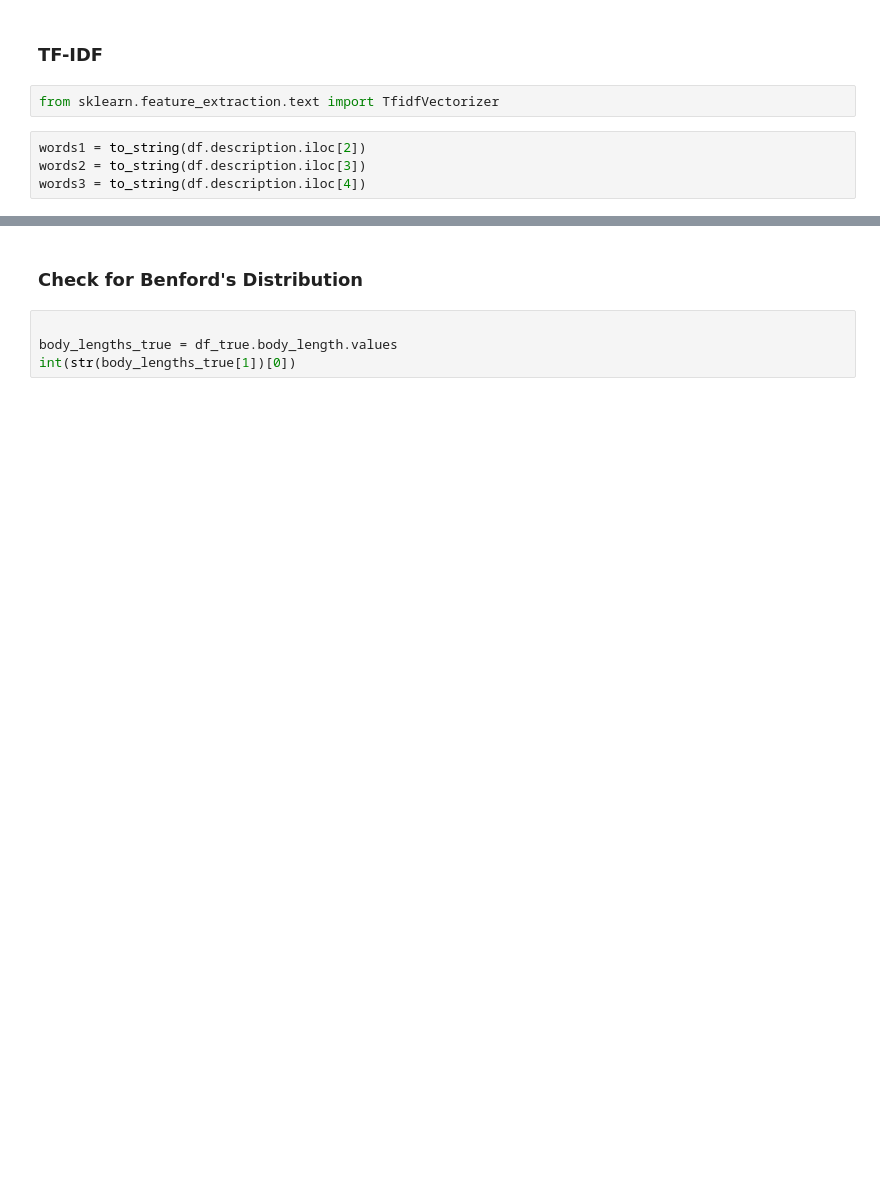
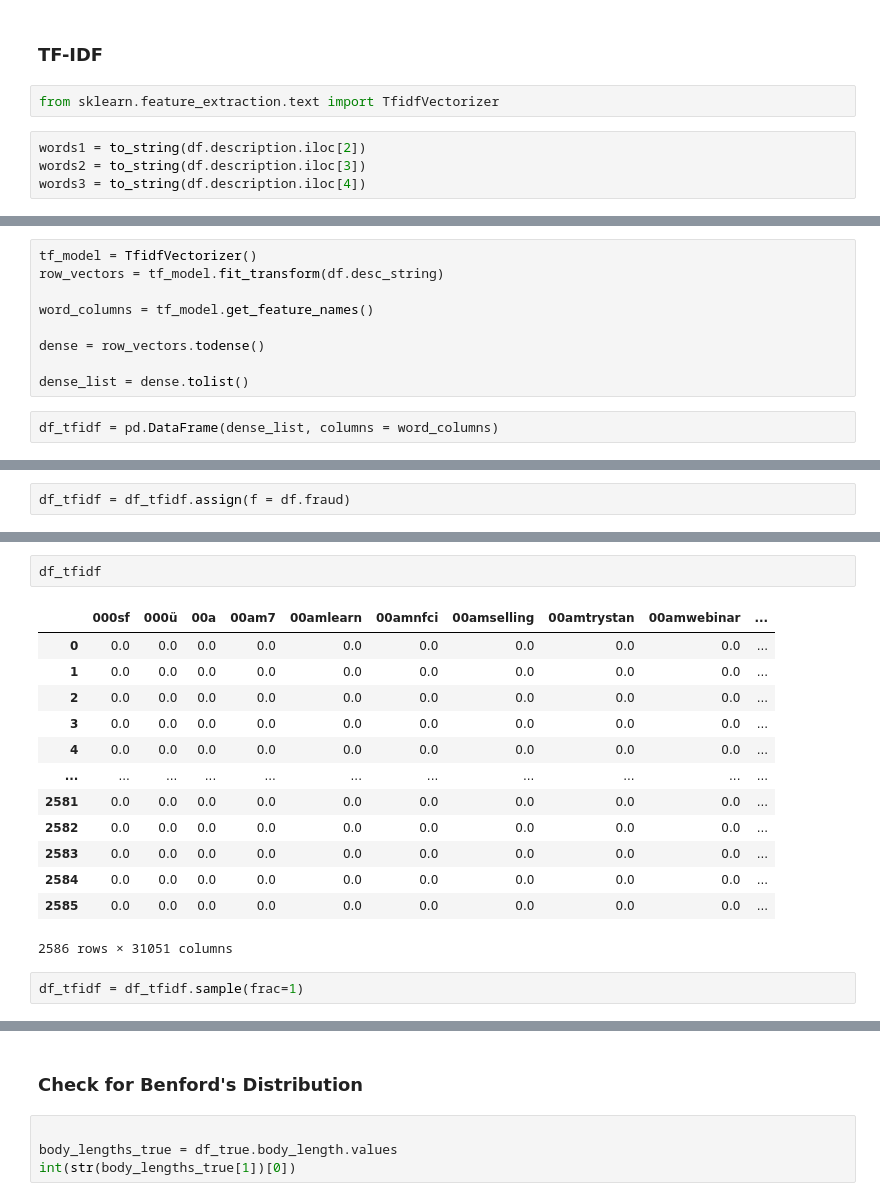
Before and after one commit to nicleong27/Detecting_Fraud, a Jupyter notebook: david_eda.ipynb, the cells around one changed output, grey strips where cells are left out. Cells and saved outputs as stored; diff of their text form; blank space fills up the shorter version.

```diff
--- a/david_eda.ipynb
+++ b/david_eda.ipynb
@@ -357,0 +380,11 @@ matrix([[0.        ],
+# %%
+tf_model = TfidfVectorizer()
+row_vectors = tf_model.fit_transform(df.desc_string)
+
+word_columns = tf_model.get_feature_names()
+
+dense = row_vectors.todense()
+
+dense_list = dense.tolist()
+# %%
+df_tfidf = pd.DataFrame(dense_list, columns = word_columns)
@@ -373,0 +419,2 @@ df
+# %%
+df_tfidf = df_tfidf.assign(f = df.fraud)
@@ -373,0 +425,18 @@ df
+# %%
+df_tfidf
+# %% [output]
+|  | 000sf | 000ü | 00a | 00am7 | 00amlearn | 00amnfci | 00amselling | 00amtrystan | 00amwebinar | ... |
+| 0 | 0.0 | 0.0 | 0.0 | 0.0 | 0.0 | 0.0 | 0.0 | 0.0 | 0.0 | ... |
+| 1 | 0.0 | 0.0 | 0.0 | 0.0 | 0.0 | 0.0 | 0.0 | 0.0 | 0.0 | ... |
+| 2 | 0.0 | 0.0 | 0.0 | 0.0 | 0.0 | 0.0 | 0.0 | 0.0 | 0.0 | ... |
+| 3 | 0.0 | 0.0 | 0.0 | 0.0 | 0.0 | 0.0 | 0.0 | 0.0 | 0.0 | ... |
+| 4 | 0.0 | 0.0 | 0.0 | 0.0 | 0.0 | 0.0 | 0.0 | 0.0 | 0.0 | ... |
+| ... | ... | ... | ... | ... | ... | ... | ... | ... | ... | ... |
+| 2581 | 0.0 | 0.0 | 0.0 | 0.0 | 0.0 | 0.0 | 0.0 | 0.0 | 0.0 | ... |
+| 2582 | 0.0 | 0.0 | 0.0 | 0.0 | 0.0 | 0.0 | 0.0 | 0.0 | 0.0 | ... |
+| 2583 | 0.0 | 0.0 | 0.0 | 0.0 | 0.0 | 0.0 | 0.0 | 0.0 | 0.0 | ... |
+| 2584 | 0.0 | 0.0 | 0.0 | 0.0 | 0.0 | 0.0 | 0.0 | 0.0 | 0.0 | ... |
+| 2585 | 0.0 | 0.0 | 0.0 | 0.0 | 0.0 | 0.0 | 0.0 | 0.0 | 0.0 | ... |
+2586 rows × 31051 columns
+# %%
+df_tfidf = df_tfidf.sample(frac=1)
```
Also changed, not shown: parts of 45 cells of this notebook.
